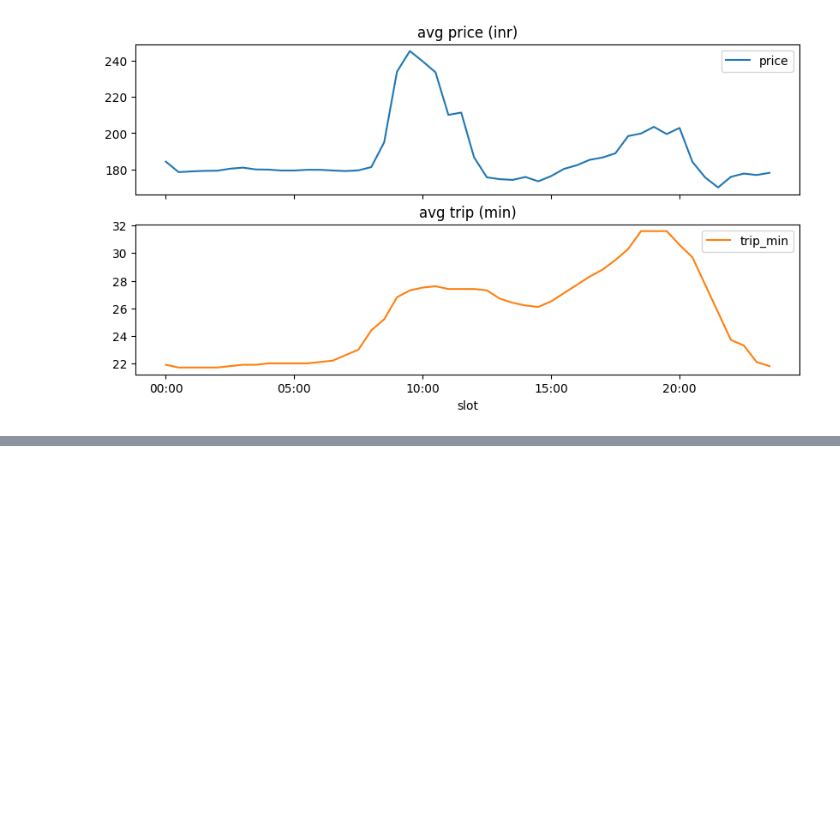
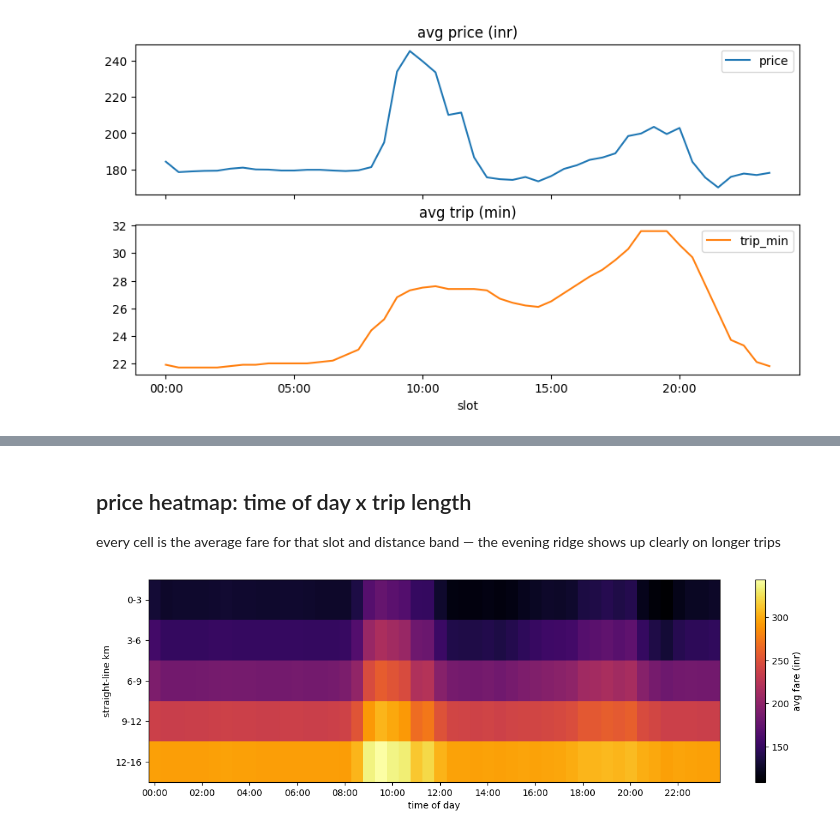
Before and after one commit to sid-081205/gamifying-cabs, a Jupyter notebook: analysis.ipynb, the cells around one changed output, grey strips where cells are left out. Cells and saved outputs as stored; diff of their text form; code cells hidden in the pictures; blank space fills up the shorter version.

```diff
--- a/analysis.ipynb
+++ b/analysis.ipynb
@@ -122,0 +158,17 @@ by_slot.plot(subplots=True, figsize=(10, 5), title=["avg price (inr)", "avg trip
+# %% [markdown]
+## price heatmap: time of day x trip length
+
+every cell is the average fare for that slot and distance band — the evening ridge shows up clearly on longer trips
+# %%
+df["band"] = pd.cut(df.dist_km, [0, 3, 6, 9, 12, 16, 25], labels=["0-3", "3-6", "6-9", "9-12", "12-16", "16+"])
+heat = df.pivot_table(values="price", index="band", columns="slot", aggfunc="mean", observed=True)
+
+fig, ax = plt.subplots(figsize=(14, 4))
+im = ax.imshow(heat, aspect="auto", cmap="inferno")
+ax.set_yticks(range(len(heat.index)), heat.index)
+ax.set_xticks(range(0, 48, 4), heat.columns[::4])
+ax.set_xlabel("time of day")
+ax.set_ylabel("straight-line km")
+fig.colorbar(im, label="avg fare (inr)");
+# %% [output]
+[figure, added]
```
Also changed, not shown: parts of 7 cells of this notebook.
